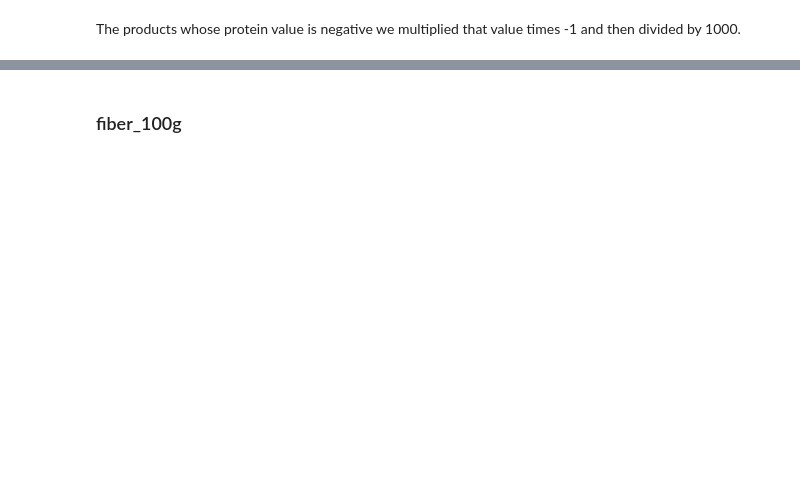
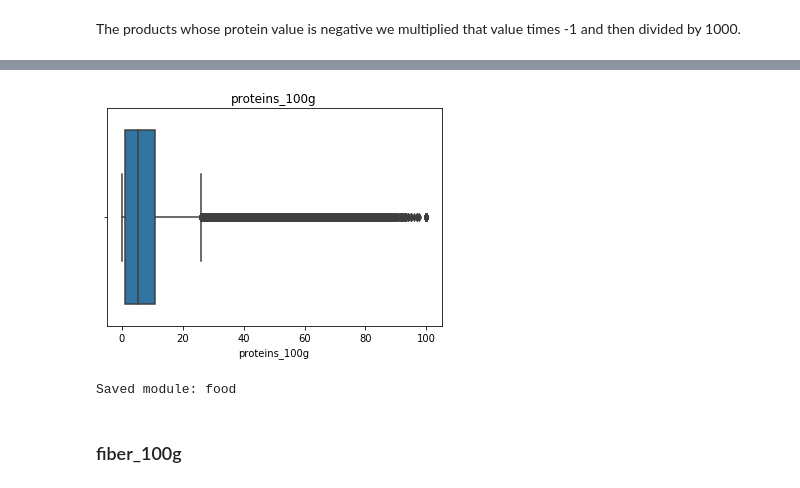
Before and after one commit to celine-y/open_food_facts, a Jupyter notebook: project.ipynb, the cells around one changed output, grey strips where cells are left out. Cells and saved outputs as stored; diff of their text form; code cells hidden in the pictures; blank space fills up the shorter version.

```diff
--- a/project.ipynb
+++ b/project.ipynb
@@ -1156,5 +1419,11 @@ food_df.proteins_100g.describe()
 # %%
-plot_boxplot(food_df,'proteins_100g')
+plot_boxplot(food_fats_df,'proteins_100g')
+# %% [output]
+[figure, added]
+# %%
+saveFinalDF(food_fats_df)
+# %% [output]
+Saved module: food
 # %% [markdown]
 ### fiber\_100g
 # %%
```
Also changed, not shown: parts of 141 cells of this notebook, 1 other file.
